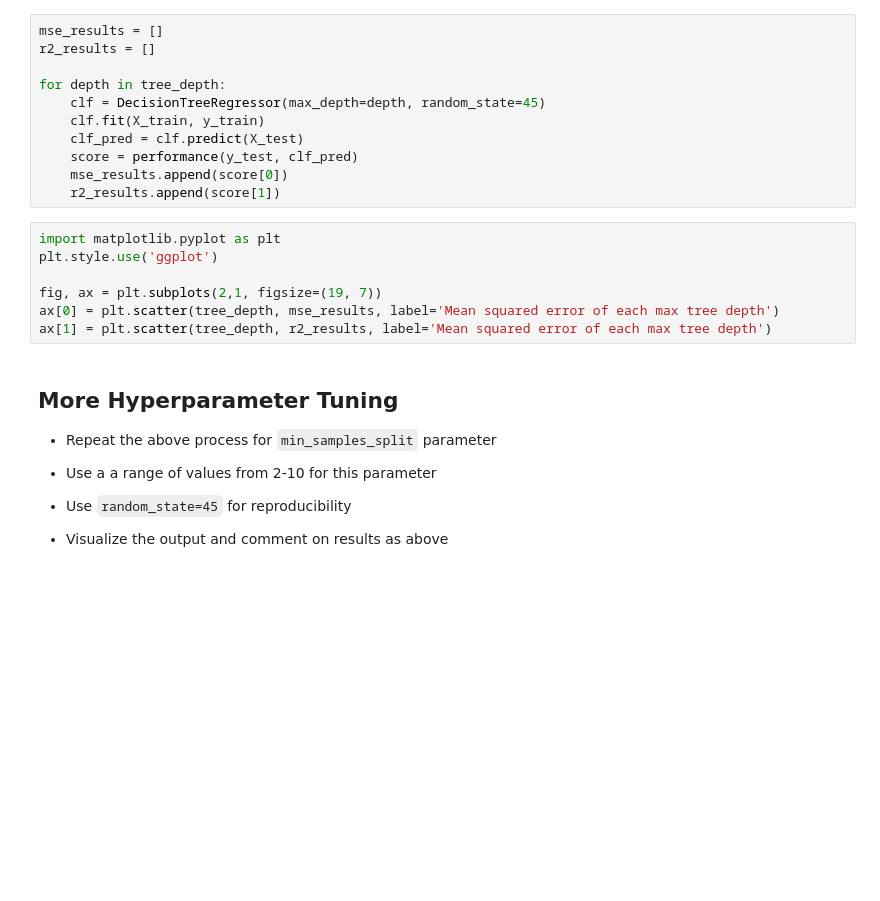
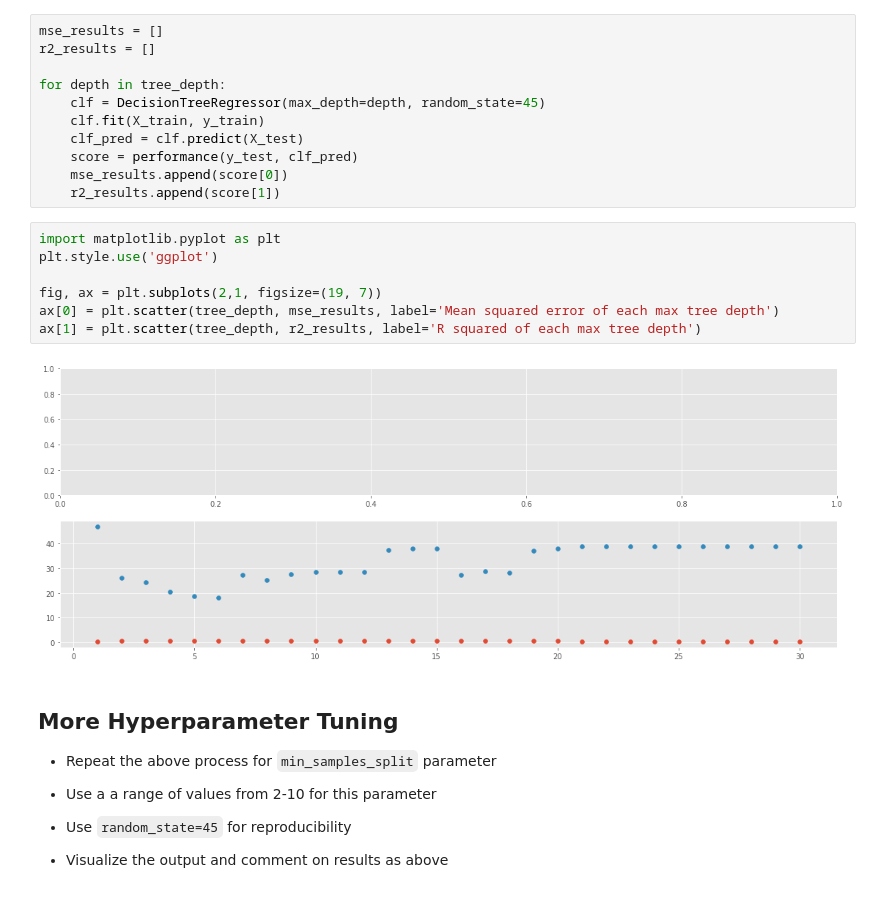
Before and after one commit to ColinFangshu/dsc-tuning-regression-trees-lab-seattle-ds-career-051319, a Jupyter notebook: index.ipynb, the cells around one changed output. Drawn from its saved outputs; the diff is of its cells as text; blank space fills up the shorter version.

```diff
--- a/index.ipynb
+++ b/index.ipynb
@@ -179,10 +179,12 @@ for depth in tree_depth:
 # %%
 import matplotlib.pyplot as plt
 plt.style.use('ggplot')
 
 fig, ax = plt.subplots(2,1, figsize=(19, 7))
 ax[0] = plt.scatter(tree_depth, mse_results, label='Mean squared error of each max tree depth')
-ax[1] = plt.scatter(tree_depth, r2_results, label='Mean squared error of each max tree depth')
+ax[1] = plt.scatter(tree_depth, r2_results, label='R squared of each max tree depth')
+# %% [output]
+[figure, added]
 # %% [markdown]
 ## More Hyperparameter Tuning
 
```
